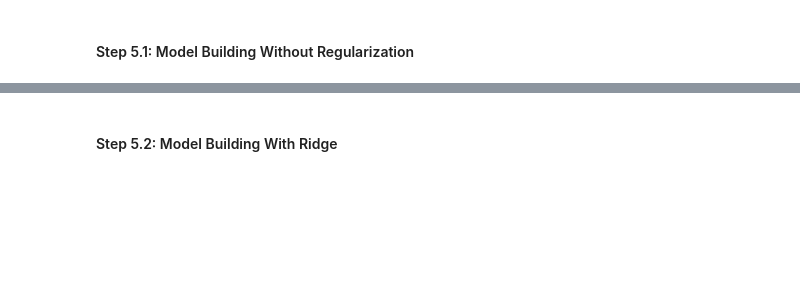
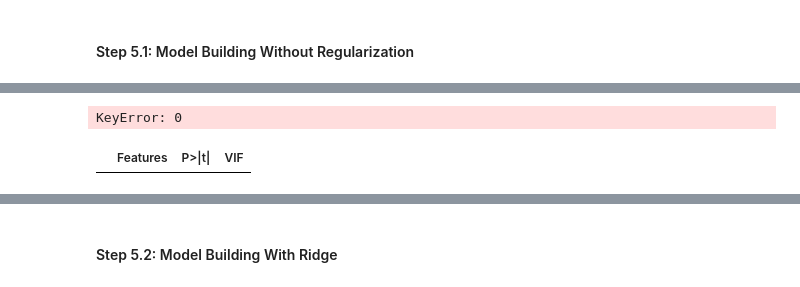
Before and after one commit to SathishKumarRamasamy/advance-regression-assignment, a Jupyter notebook: advanced-regression-assignment.ipynb, the cells around one changed output, grey strips where cells are left out. Cells and saved outputs as stored; diff of their text form; code cells hidden in the pictures; blank space fills up the shorter version.

```diff
--- a/advanced-regression-assignment.ipynb
+++ b/advanced-regression-assignment.ipynb
@@ -409,0 +484,11 @@ def build_with_regularization(X_train,y_train,X_test,y_test,model_type,alpha_ran
+# %%
+#Get Correlated Unreliable Independent Variables
+(corr_unr_ind_vars,summary,vif)= get_correlated_unreliable_ind_vars(X_train_sm,y_train)
+var_to_drop = corr_unr_ind_vars.head(1)['Features'][0]
+var_to_drop
+# %% [output]
+KeyError: 0
+# %%
+corr_unr_ind_vars
+# %% [output]
+|  | Features | P>|t| | VIF |
```
Also changed, not shown: parts of 32 cells of this notebook.
